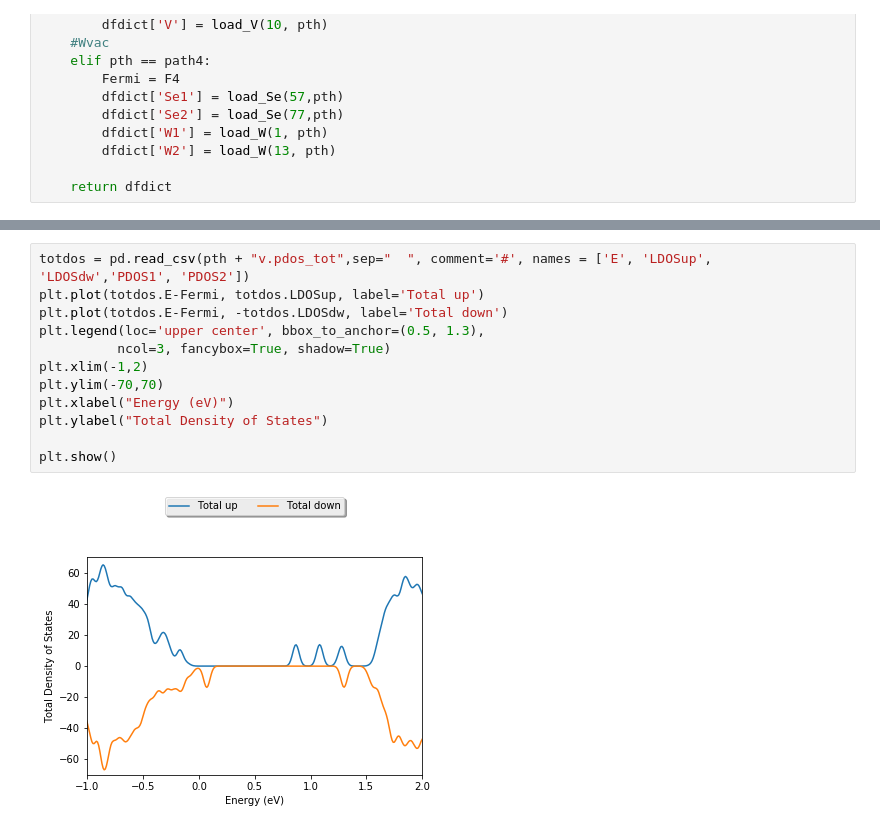
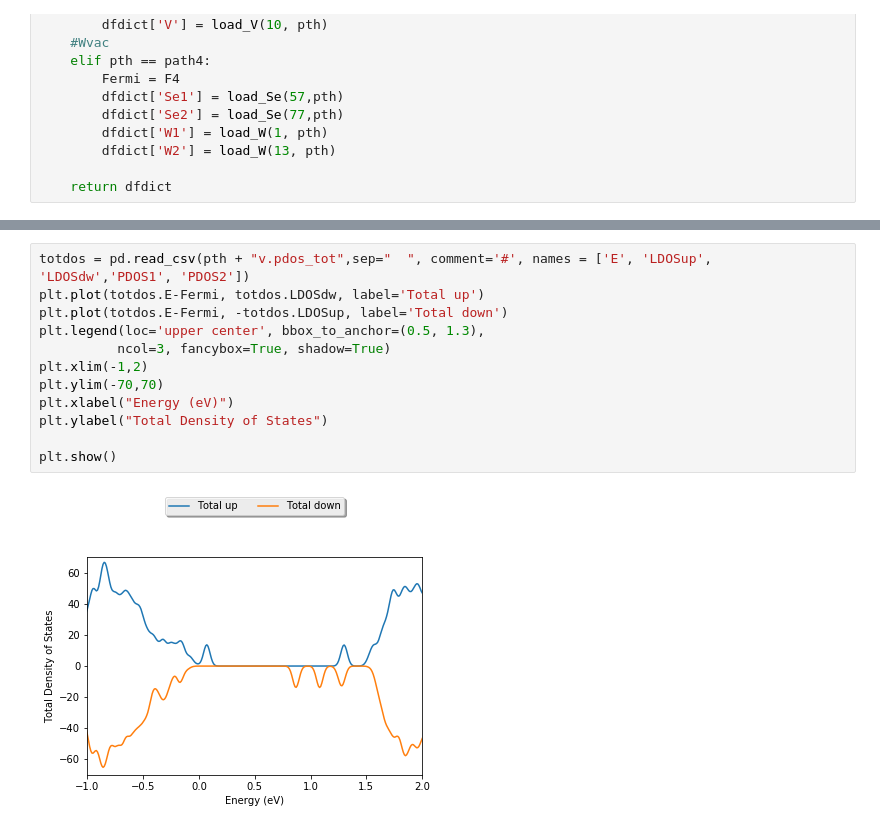
Before and after one commit to beachkory/Korea-STM-Project, a Jupyter notebook: plot_LDOS.ipynb, the cells around one changed output, grey strips where cells are left out. Saved outputs shown, nothing was run; the diff lists cells and outputs as text.

```diff
--- a/plot_LDOS.ipynb
+++ b/plot_LDOS.ipynb
@@ -144,14 +144,14 @@ plt.show()
 # %%
 totdos = pd.read_csv(pth + "v.pdos_tot",sep="  ", comment='#', names = ['E', 'LDOSup', 'LDOSdw','PDOS1', 'PDOS2'])
-plt.plot(totdos.E-Fermi, totdos.LDOSup, label='Total up')
-plt.plot(totdos.E-Fermi, -totdos.LDOSdw, label='Total down')
+plt.plot(totdos.E-Fermi, totdos.LDOSdw, label='Total up')
+plt.plot(totdos.E-Fermi, -totdos.LDOSup, label='Total down')
 plt.legend(loc='upper center', bbox_to_anchor=(0.5, 1.3),
           ncol=3, fancybox=True, shadow=True)
 plt.xlim(-1,2)
 plt.ylim(-70,70)
 plt.xlabel("Energy (eV)")
 plt.ylabel("Total Density of States")
 
 plt.show()
 # %% [output]
-[figure, old version]
+[figure, new version]
```
Also changed, not shown: parts of 1 cell of this notebook, 28 other files.
